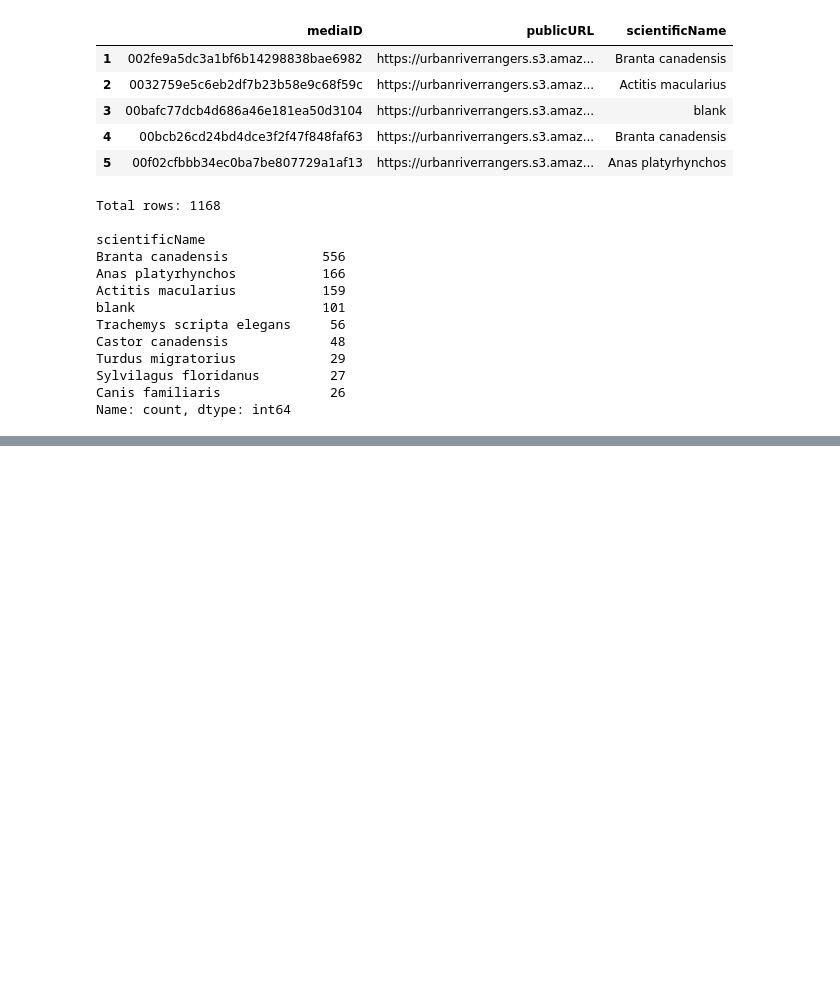
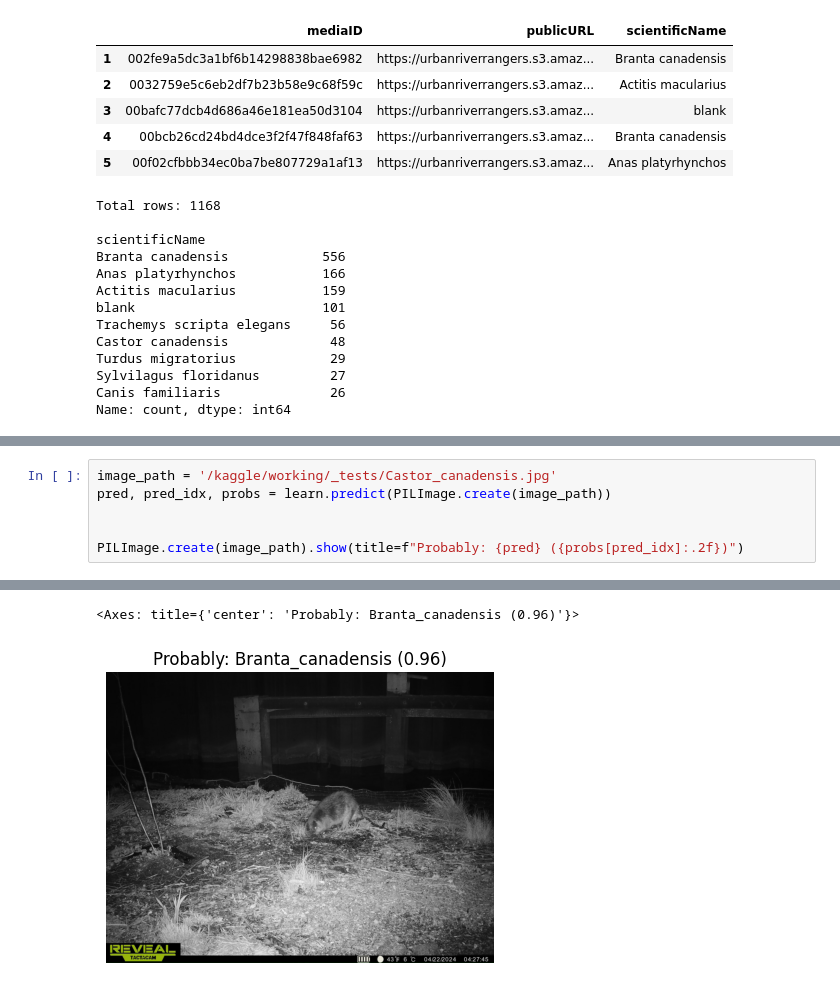
Before and after one commit to morescode-pm/kaggle-fastai, a Jupyter notebook: pull-observations-kaggle.ipynb, the cells around one changed output, grey strips where cells are left out. Drawn from its saved outputs; the diff is of its cells as text; blank space fills up the shorter version.

```diff
--- a/pull-observations-kaggle.ipynb
+++ b/pull-observations-kaggle.ipynb
@@ -406,0 +416,7 @@ Downloading: "https://download.pytorch.org/models/resnet18-f37072fd.pth" to /roo
+# %%
+image_path = '/kaggle/working/_tests/Castor_canadensis.jpg'
+pred, pred_idx, probs = learn.predict(PILImage.create(image_path))
+
+
+PILImage.create(image_path).show(title=f"Probably: {pred} ({probs[pred_idx]:.2f})")
+# %% [output]
@@ -406,0 +424,2 @@ Downloading: "https://download.pytorch.org/models/resnet18-f37072fd.pth" to /roo
+<Axes: title={'center': 'Probably: Branta_canadensis (0.96)'}>
+[figure, added]
```
Also changed, not shown: parts of 8 cells of this notebook.
